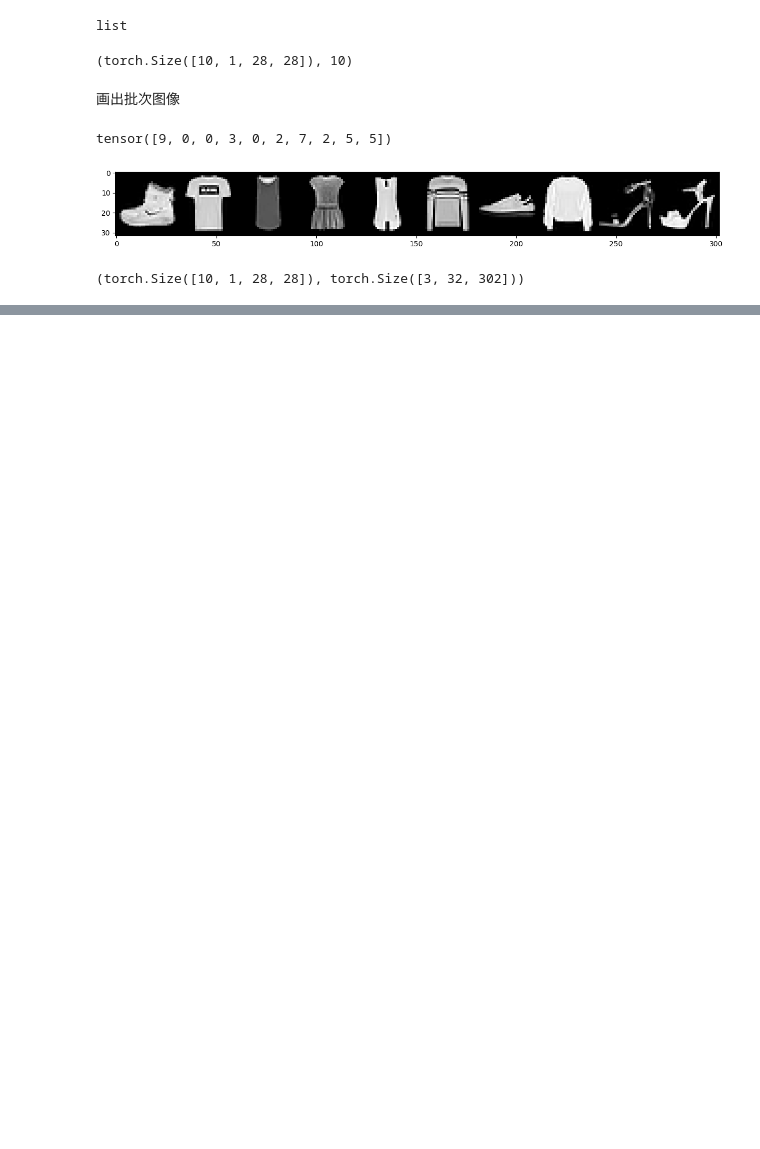
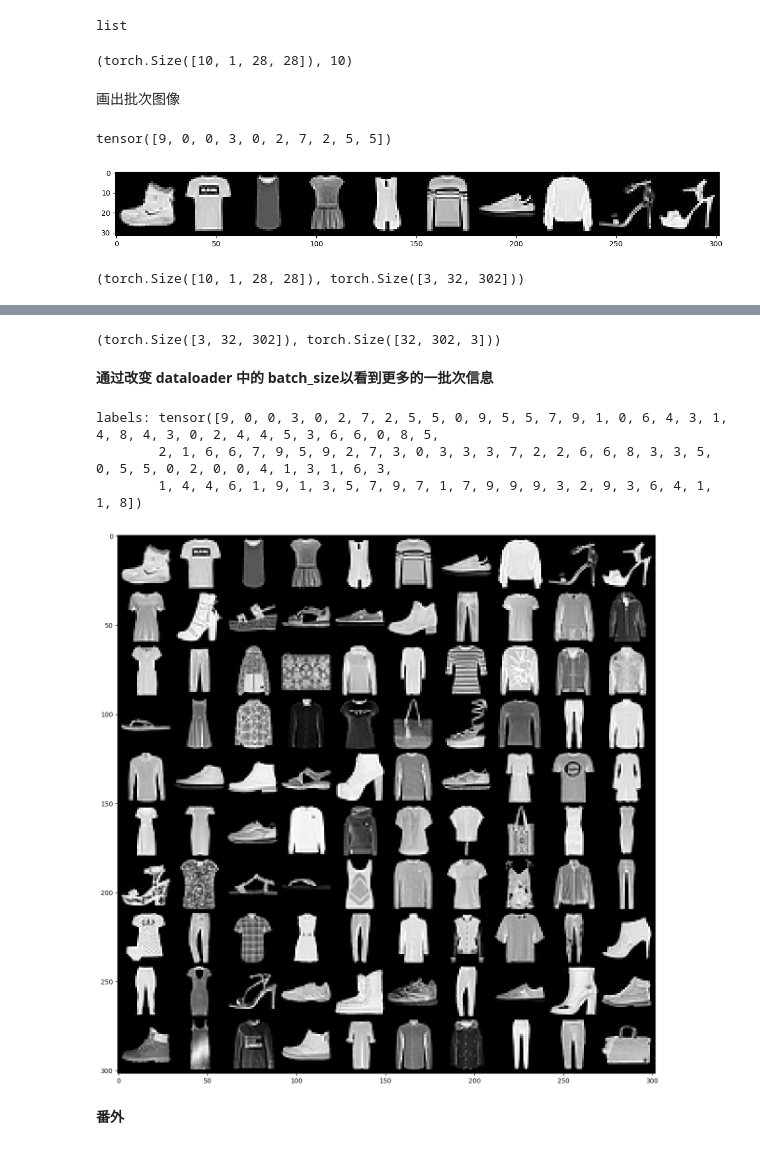
Before and after one commit to noviceswing/deeplizard-pytorch, a Jupyter notebook: 10-19/16.ipynb, the cells around one changed output, grey strips where cells are left out. Drawn from its saved outputs; the diff is of its cells as text; code cells hidden in the pictures; blank space fills up the shorter version.

```diff
--- a/10-19/16.ipynb
+++ b/10-19/16.ipynb
@@ -136,0 +141,33 @@ grid.shape, np.transpose(grid, (1, 2, 0)).shape
+# %%
+grid.shape, np.transpose(grid, (1, 2, 0)).shape
+# np.transpose() 用于改变维度的顺序，原顺序为(0, 1, 2)，更改后为(1, 2 ,0)
+# 因为传入 imshow 的参数顺序应该为(height, width, channels)
+# grid的维度顺序代表的是(channels, height, width)
+# 所以需要使用np.transpose(grid, (1, 2, 0))，以传入正确参数，画出正确的图像
+# %% [output]
+(torch.Size([3, 32, 302]), torch.Size([32, 302, 3]))
+# %% [markdown]
+**通过改变 dataloader 中的 batch_size以看到更多的一批次信息**
+# %%
+train_loader = torch.utils.data.DataLoader(
+    train_set,
+    batch_size = 100
+)
+# %%
+batch = next(iter(train_loader))
+# %%
+images, labels = batch
+# %%
+grid = torchvision.utils.make_grid(images, nrow=10)
+
+plt.figure(figsize=(15, 15))
+
+plt.imshow(np.transpose(grid, (1, 2, 0)))
+print("labels:", labels)
+# %% [output]
+labels: tensor([9, 0, 0, 3, 0, 2, 7, 2, 5, 5, 0, 9, 5, 5, 7, 9, 1, 0, 6, 4, 3, 1, 4, 8, 4, 3, 0, 2, 4, 4, 5, 3, 6, 6, 0, 8, 5,
+        2, 1, 6, 6, 7, 9, 5, 9, 2, 7, 3, 0, 3, 3, 3, 7, 2, 2, 6, 6, 8, 3, 3, 5, 0, 5, 5, 0, 2, 0, 0, 4, 1, 3, 1, 6, 3,
+        1, 4, 4, 6, 1, 9, 1, 3, 5, 7, 9, 7, 1, 7, 9, 9, 9, 3, 2, 9, 3, 6, 4, 1, 1, 8])
+[figure, added]
+# %% [markdown]
+**番外**
```
Also changed, not shown: parts of 8 cells of this notebook.
